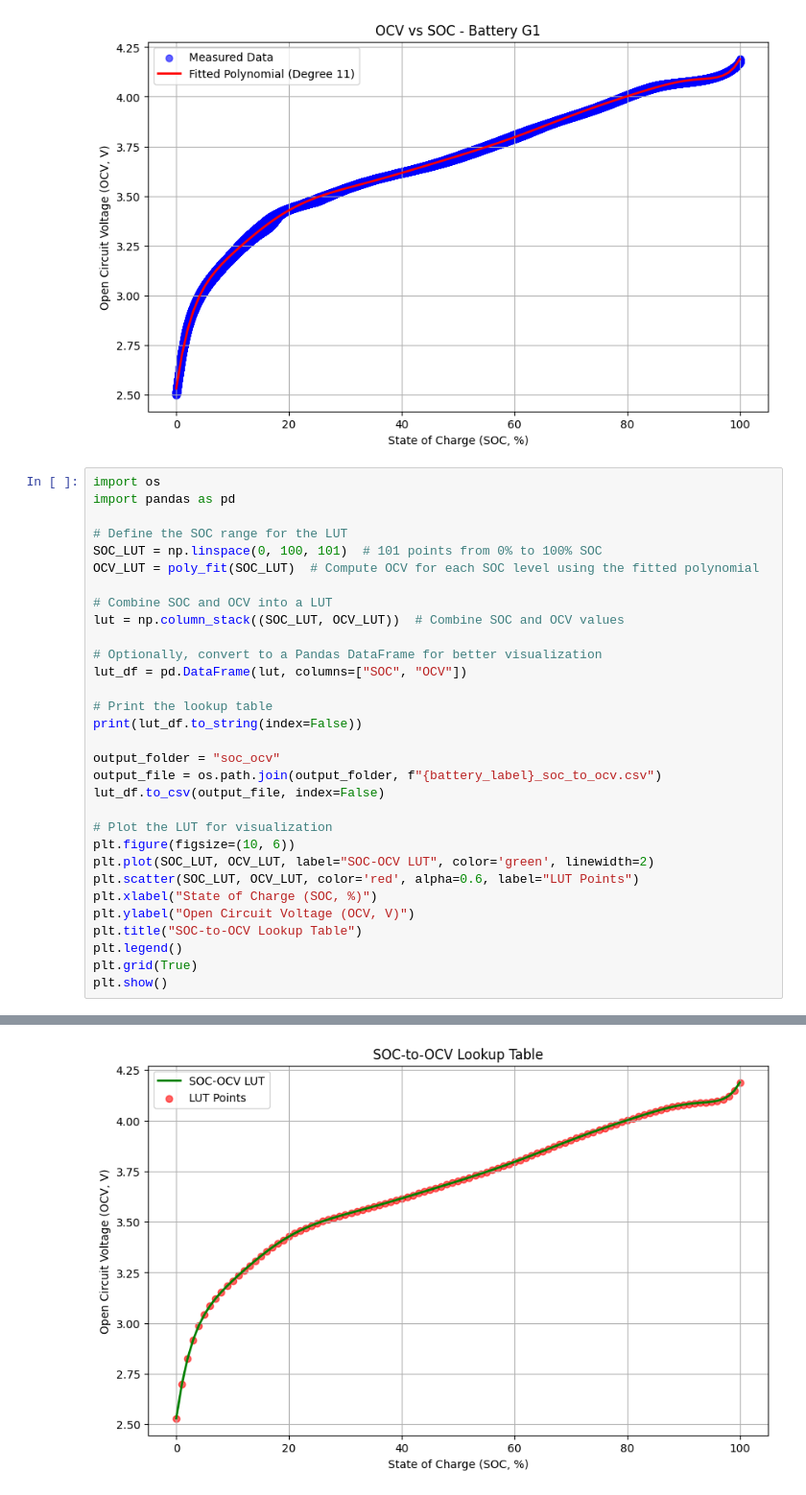
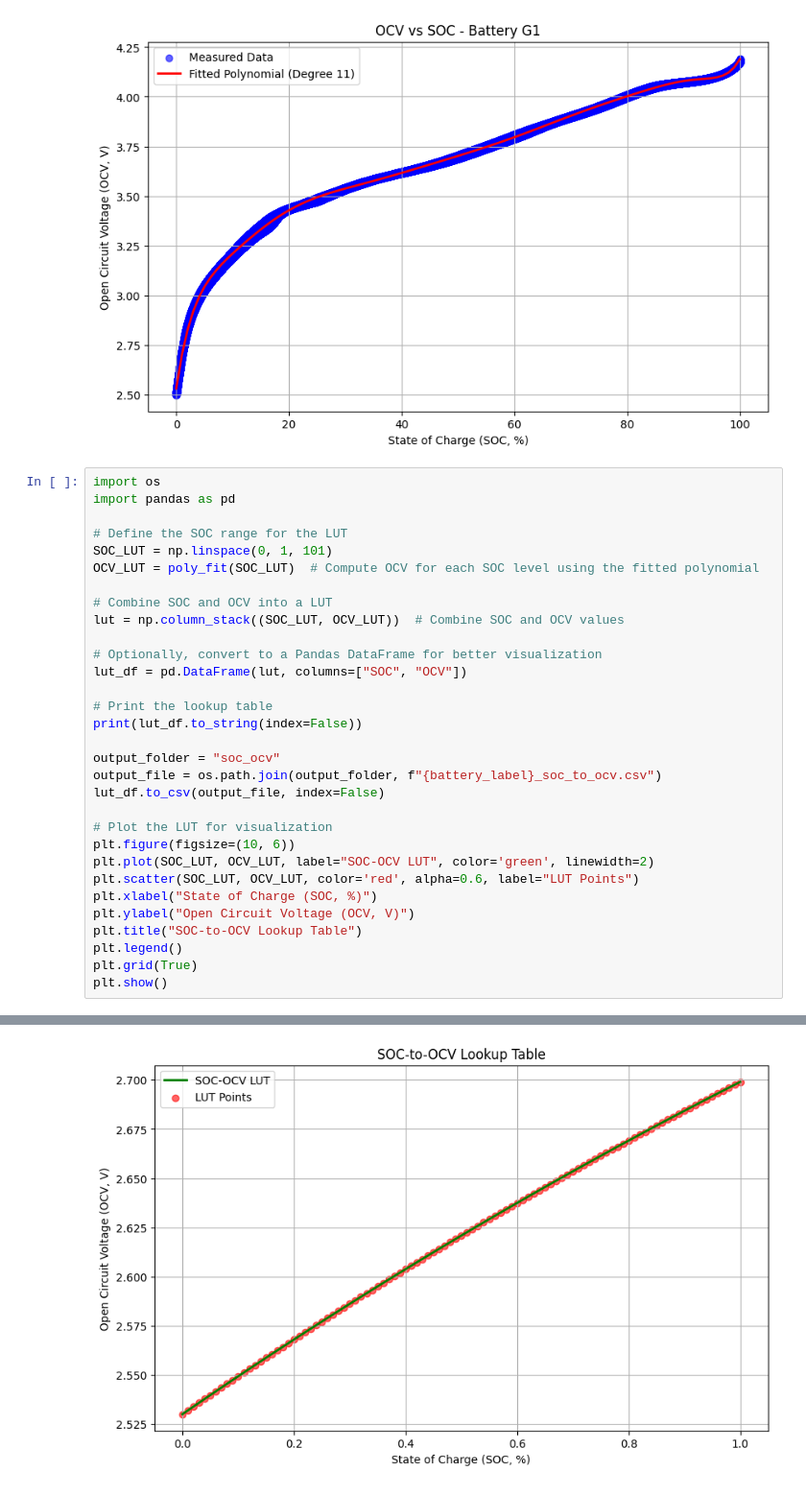
Before and after one commit to MarkVeerasingam/LGM50t_cell_analysis, a Jupyter notebook: capacity_hyper_parameterization.ipynb, the cells around one changed output, grey strips where cells are left out. Shown at 96% size. Saved outputs shown, nothing was run; the diff lists cells and outputs as text.

```diff
--- a/capacity_hyper_parameterization.ipynb
+++ b/capacity_hyper_parameterization.ipynb
@@ -142,7 +142,7 @@ import os
 import pandas as pd
 
 # Define the SOC range for the LUT
-SOC_LUT = np.linspace(0, 100, 101)  # 101 points from 0% to 100% SOC
+SOC_LUT = np.linspace(0, 1, 101)
 OCV_LUT = poly_fit(SOC_LUT)  # Compute OCV for each SOC level using the fitted polynomial
 
 # Combine SOC and OCV into a LUT
@@ -189 +189 @@ plt.show()
-[figure, old version]
+[figure, new version]
```
Also changed, not shown: parts of 1 cell of this notebook, 25 other files.
